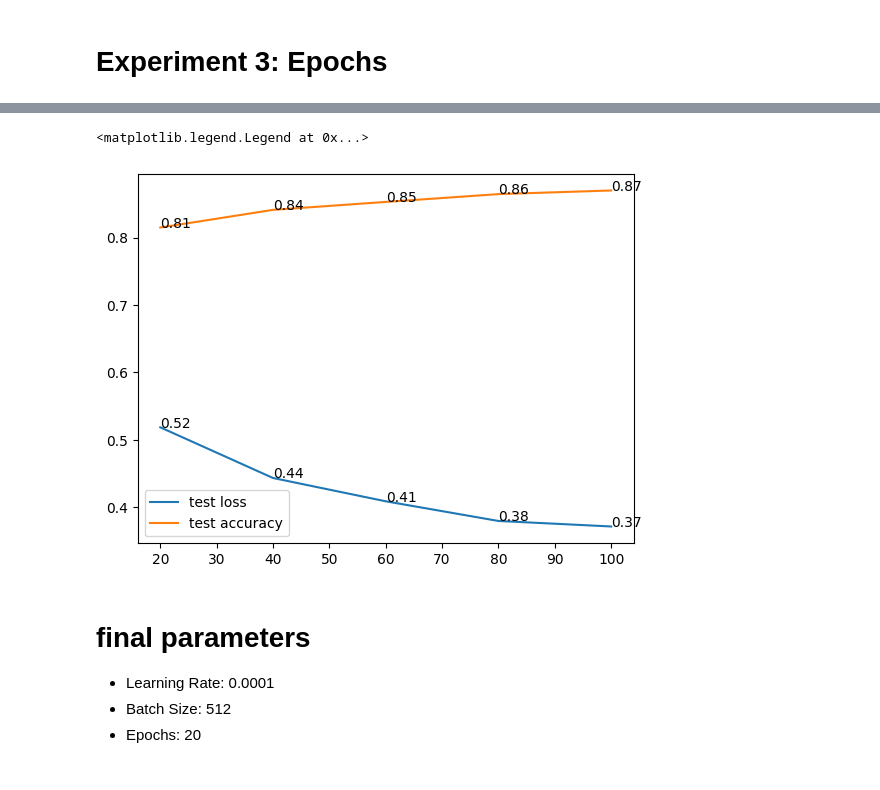
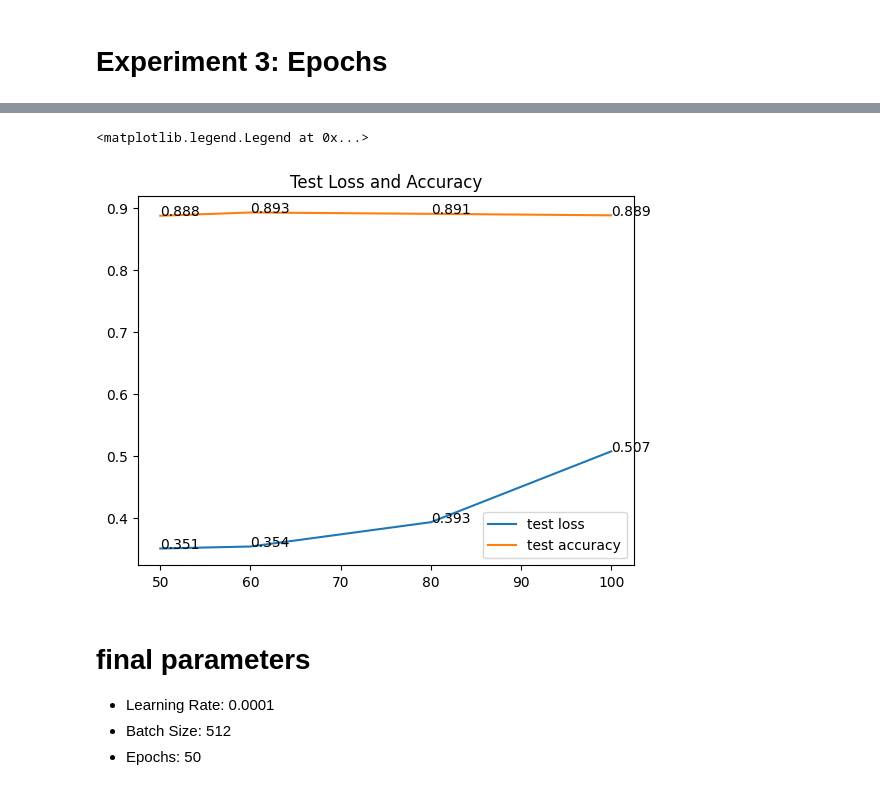
Before and after one commit to Bhanu-py/DL-assignments, a Jupyter notebook: ass1/main.ipynb, the cells around one changed output, grey strips where cells are left out. Saved outputs shown, nothing was run; the diff lists cells and outputs as text; code cells hidden in the pictures.

```diff
--- a/ass1/main.ipynb
+++ b/ass1/main.ipynb
@@ -490,7 +469,7 @@ for i, history in enumerate(histories):
     plt.plot(history.history['loss'], label='train')
     plt.plot(history.history['val_loss'], label='val')
     # mark point for test loss
-    plt.plot(20, test_losses[i], 'ro', label='test loss')
+    plt.plot(50, test_losses[i], 'ro', label='test loss')
     plt.title('Batch Size: ' + str(batch_sizes[i]))
     plt.xlabel('Epochs')
     plt.ylabel('Loss')
@@ -501,7 +480,7 @@ for i, history in enumerate(histories):
     plt.plot(history.history['accuracy'], label='train')
     plt.plot(history.history['val_accuracy'], label='val')
     # mark point for test accuracy
-    plt.plot(20, test_accuracies[i], 'ro', label='test accuracy')
+    plt.plot(50, test_accuracies[i], 'ro', label='test accuracy')
     plt.title('Batch Size: ' + str(batch_sizes[i]))
     plt.xlabel('Epochs')
     plt.ylabel('Accuracy')
@@ -518,0 +498,11 @@ for i, history in enumerate(histories):
+# %%
+# plot test_losses and test_accuracies lists plot
+plt.plot(batch_sizes, test_losses, label='test loss')
+plt.plot(batch_sizes, test_accuracies, label='test accuracy')
+# mark points
+for i, txt in enumerate(test_losses):
+    plt.annotate(f'{round(txt, 2)}', (batch_sizes[i], test_losses[i]))
+for i, txt in enumerate(test_accuracies):
+    plt.annotate(f'{round(txt, 2)}', (batch_sizes[i], test_accuracies[i]))
+plt.title('Test Loss and Accuracy for different batch sizes')
+plt.legend()
@@ -547,7 +540,7 @@ The best batch size is 256 in terms of stability and accuracy.
 # Experiment 3: Epochs
 # %%
 # Define epochs
-epochs = [20, 40, 60, 80, 100]
+epochs = [50, 60, 80, 100]
 
 # store history for each epoch
 histories = []
@@ -556,7 +549,7 @@ test_losses = []
 
 # specify learning rate (best from previous experiment)
 learning_rate = 0.0001
-batch_size = 256
+batch_size = 512
 
 for e in epochs:
     print(f'Epochs: {e}')
@@ -578,7 +571,7 @@ for e in epochs:
     network.compile(optimizer=opt, loss='sparse_categorical_crossentropy', metrics=['accuracy'])
 
     # train the model
-    history = network.fit(x_train, y_train, epochs=e, batch_size=batch_size, validation_data=(x_test, y_test))
+    history = network.fit(x_train, y_train, epochs=e, batch_size=batch_size, validation_data=(x_test, y_test), verbose=2)
 
     # evaluate the model
     test_loss, test_acc = network.evaluate(x_test, y_test)
@@ -618,7 +611,7 @@ for i, history in enumerate(histories):
     plt.plot(epochs[i], test_losses[i], 'ro', label='test loss')
     # annotate the point
     plt.annotate(f'{test_losses[i]:.2f}', (epochs[i], test_losses[i]), textcoords="offset points", xytext=(0,10), ha='center')
-    plt.title('Batch Size: ' + str(batch_sizes[i]))
+    plt.title('Epochs: ' + str(epochs[i]))
     plt.xlabel('Epochs')
     plt.ylabel('Loss')
     plt.ylim(0, 1)  # Set the same y-axis limits for all subplots
@@ -631,7 +624,7 @@ for i, history in enumerate(histories):
     plt.plot(epochs[i], test_accuracies[i], 'ro', label='test accuracy')
     # annotate the point
     plt.annotate(f'{test_accuracies[i]:.2f}', (epochs[i], test_accuracies[i]), textcoords="offset points", xytext=(0,10), ha='center')
-    plt.title('Batch Size: ' + str(batch_sizes[i]))
+    plt.title('Epochs: ' + str(epochs[i]))
     plt.xlabel('Epochs')
     plt.ylabel('Accuracy')
     plt.ylim(0, 1)  # Set the same y-axis limits for all subplots
@@ -648,18 +640,20 @@ for i, history in enumerate(histories):
 # %%
 # plot test_losses and test_accuracies lists plot
 plt.plot(epochs, test_losses, label='test loss')
 plt.plot(epochs, test_accuracies, label='test accuracy')
 # mark points
 for i, txt in enumerate(test_losses):
-    plt.annotate(f'{round(txt, 2)}', (epochs[i], test_losses[i]))
+    plt.annotate(f'{round(txt, 3)}', (epochs[i], test_losses[i]))
 for i, txt in enumerate(test_accuracies):
-    plt.annotate(f'{round(txt, 2)}', (epochs[i], test_accuracies[i]))
+    plt.annotate(f'{round(txt, 3)}', (epochs[i], test_accuracies[i]))
+# title test loss and accuracy
+plt.title('Test Loss and Accuracy')
 plt.legend()
 # %% [output]
 <matplotlib.legend.Legend at 0x...>
-[figure, old version]
+[figure, new version]
 # %% [markdown]
 # final parameters
 - Learning Rate: 0.0001
 - Batch Size: 512
-- Epochs: 20
+- Epochs: 50
```
Also changed, not shown: parts of 36 cells of this notebook, 1 other file.
